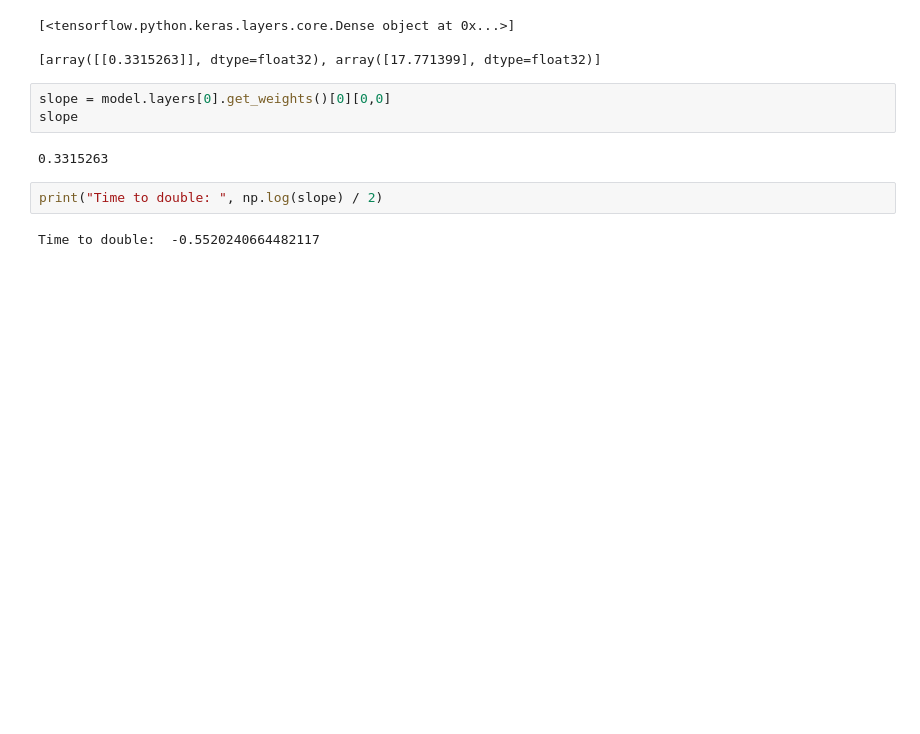
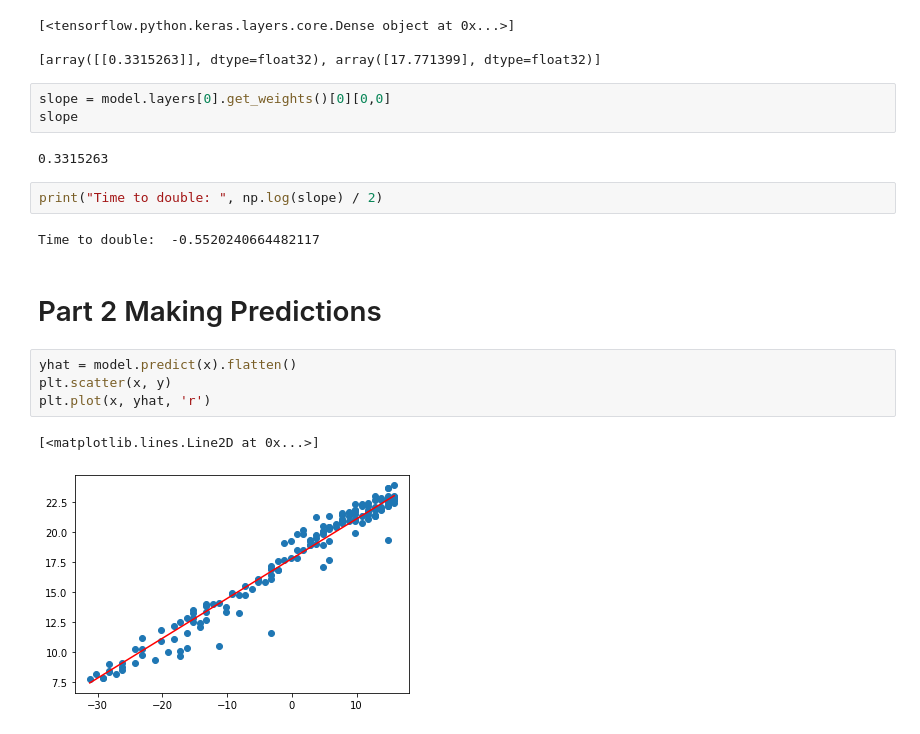
Before and after one commit to kunalbathija/Udemy-TF-2.0, a Jupyter notebook: Linear_Regression.ipynb, the cells around one changed output. Cells and saved outputs as stored; diff of their text form; blank space fills up the shorter version.

Commit message:
Part 2 added

```diff
--- a/Linear_Regression.ipynb
+++ b/Linear_Regression.ipynb
@@ -101,3 +101,12 @@ slope
 print("Time to double: ", np.log(slope) / 2)
 # %% [output]
 Time to double:  -0.5520240664482117
+# %% [markdown]
+# Part 2 Making Predictions
+# %%
+yhat = model.predict(x).flatten()
+plt.scatter(x, y)
+plt.plot(x, yhat, 'r')
+# %% [output]
+[<matplotlib.lines.Line2D at 0x...>]
+[figure, added]
```
